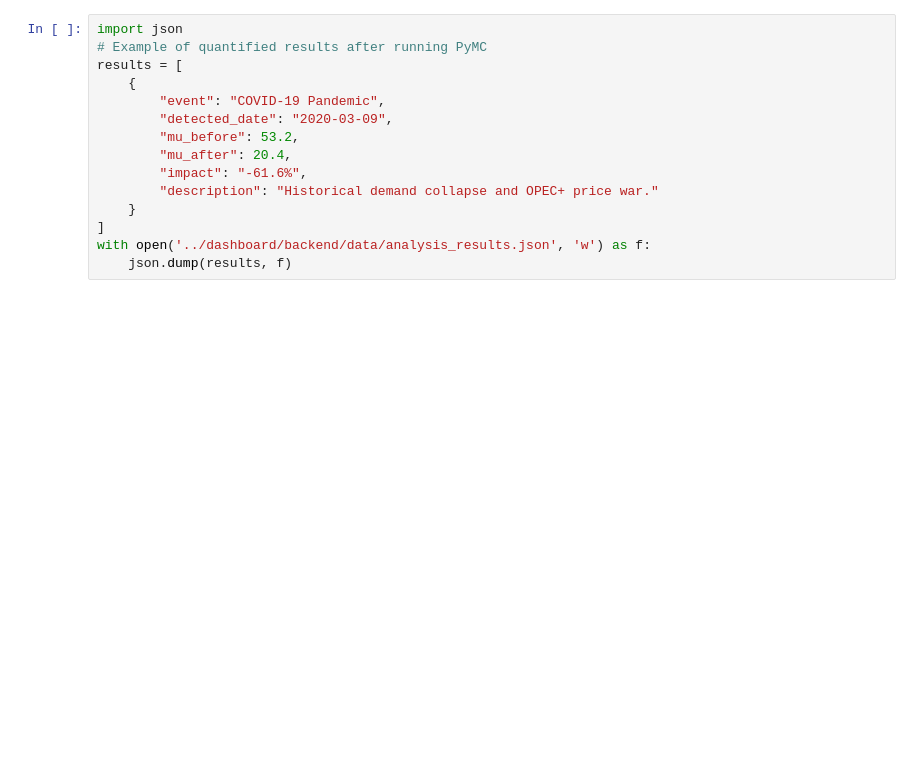
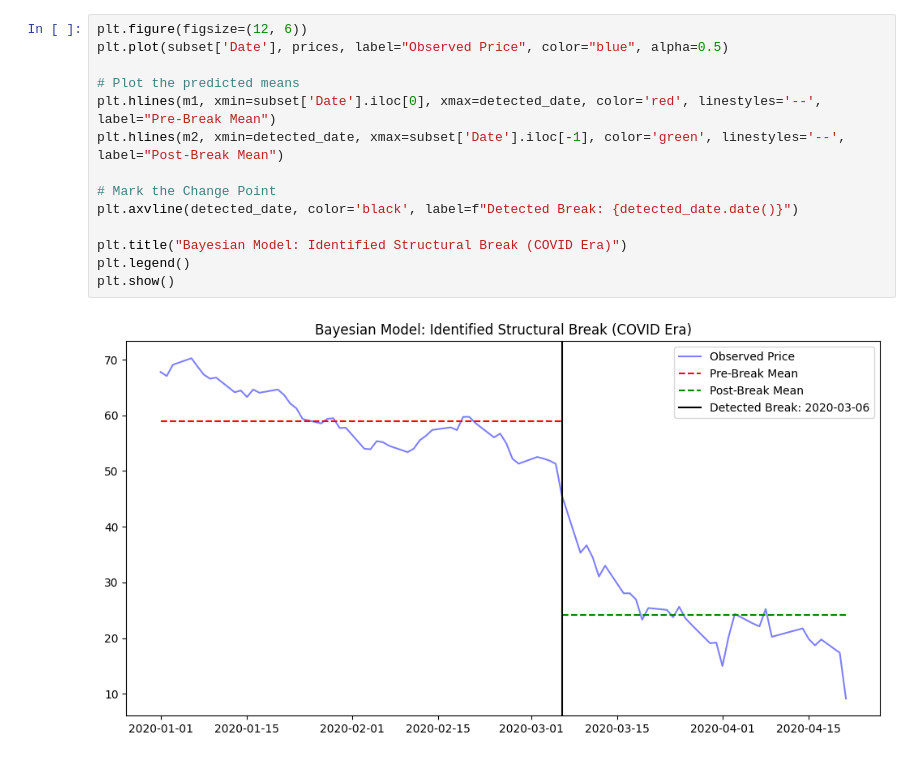
Before and after one commit to adem-mekonnen/brent-oil-timeseries-changepoint, a Jupyter notebook: notebooks/02_bayesian_change_point.ipynb, the cells around one changed output. Saved outputs shown, nothing was run; the diff lists cells and outputs as text; blank space fills up the shorter version.

```diff
--- a/notebooks/02_bayesian_change_point.ipynb
+++ b/notebooks/02_bayesian_change_point.ipynb
@@ -82,15 +126,16 @@ print(f"✅ Analysis complete! Detected change on {detected_date}. Results saved
 # %%
-import json
-# Example of quantified results after running PyMC
-results = [
-    {
-        "event": "COVID-19 Pandemic",
-        "detected_date": "2020-03-09",
-        "mu_before": 53.2,
-        "mu_after": 20.4,
-        "impact": "-61.6%",
-        "description": "Historical demand collapse and OPEC+ price war."
-    }
-]
-with open('../dashboard/backend/data/analysis_results.json', 'w') as f:
-    json.dump(results, f)
+plt.figure(figsize=(12, 6))
+plt.plot(subset['Date'], prices, label="Observed Price", color="blue", alpha=0.5)
+
+# Plot the predicted means
+plt.hlines(m1, xmin=subset['Date'].iloc[0], xmax=detected_date, color='red', linestyles='--', label="Pre-Break Mean")
+plt.hlines(m2, xmin=detected_date, xmax=subset['Date'].iloc[-1], color='green', linestyles='--', label="Post-Break Mean")
+
+# Mark the Change Point
+plt.axvline(detected_date, color='black', label=f"Detected Break: {detected_date.date()}")
+
+plt.title("Bayesian Model: Identified Structural Break (COVID Era)")
+plt.legend()
+plt.show()
+# %% [output]
+[figure, added]
```
Also changed, not shown: parts of 6 cells of this notebook, 1 other file.
